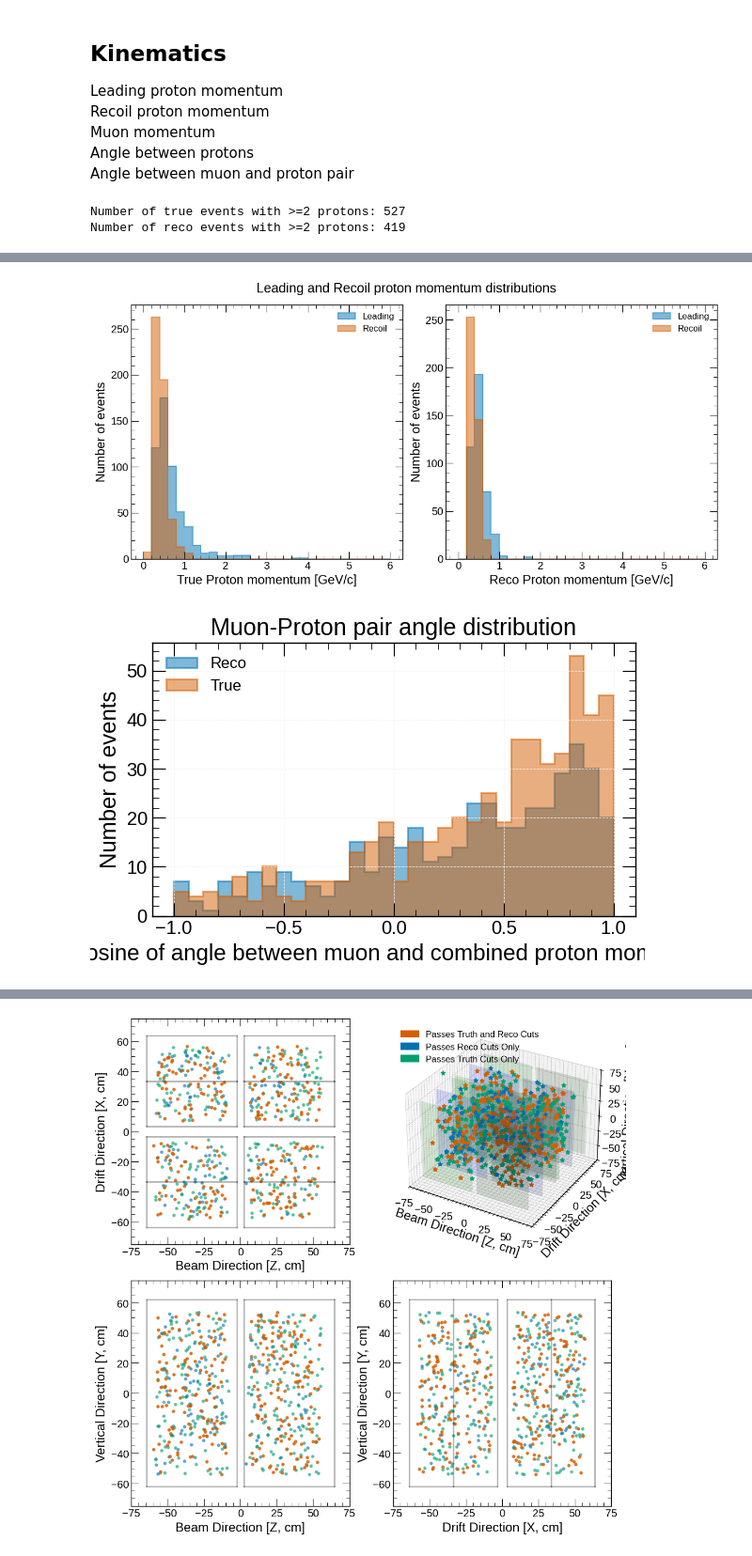
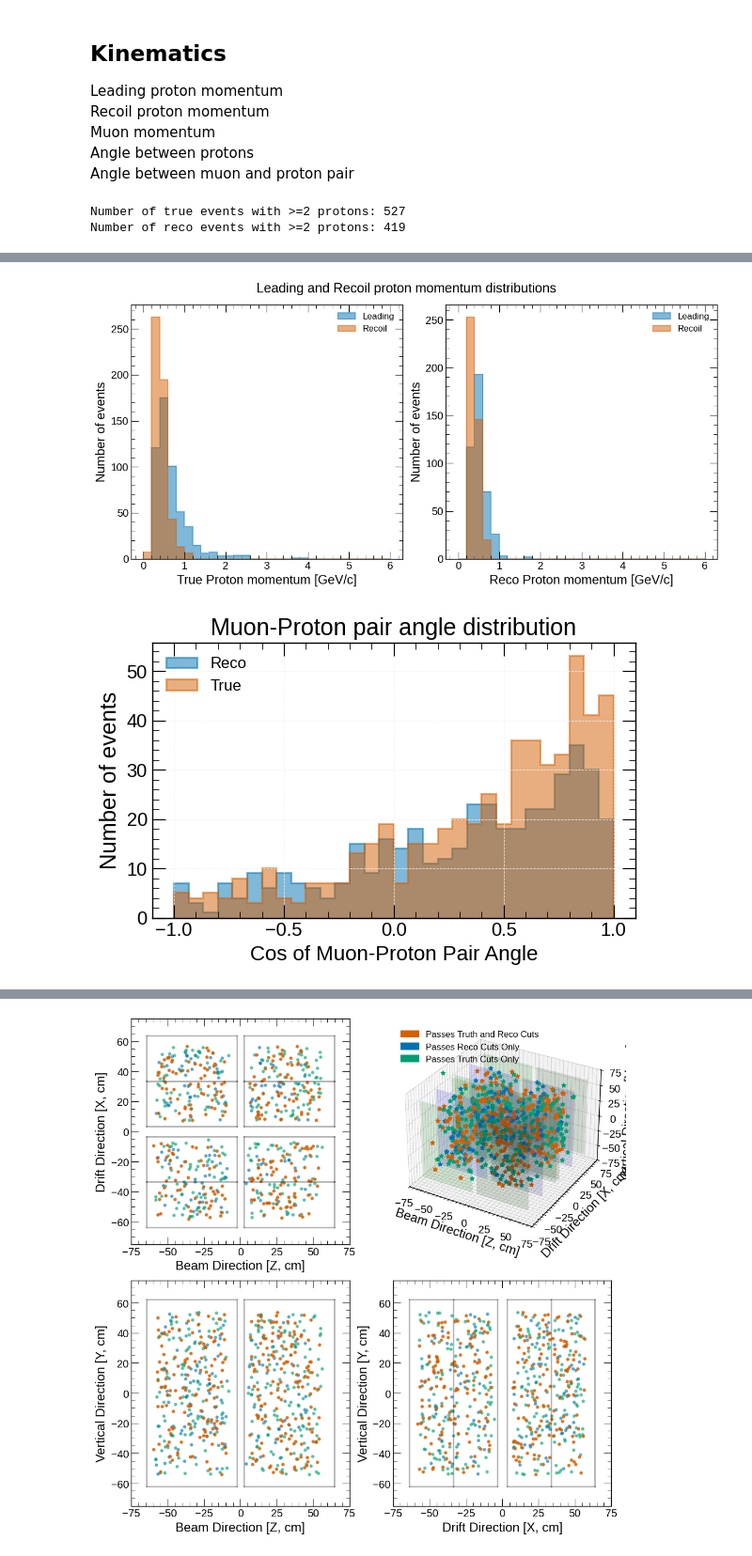
Before and after one commit to ZaeMoore/2x2_CAF, a Jupyter notebook: minirun/caf_analysis.ipynb, the cells around one changed output, grey strips where cells are left out. Shown at 94% size. Cells and saved outputs as stored; diff of their text form; code cells hidden in the pictures.

```diff
--- a/minirun/caf_analysis.ipynb
+++ b/minirun/caf_analysis.ipynb
@@ -66,16 +66,16 @@ def reco_cuts(pdg, p, x_end, y_end, z_end, minerva_track_end_z):
     """
     Reco level cuts
     - Counts 2+ protons, 1 muon, and 0 pions
-    - Cuts on proton momentum > 0.3 GeV/c
     - Requires proton to be contained in the TPC
     - Requires muon to punch out the back of minerva
     """
     nprotons = 0
     nmuons = 0
     npions = 0
+    nother = 0
 
     for part in range(len(pdg)):
-        if pdg[part] == 2212 and p[part] > 0.2:
+        if pdg[part] == 2212:
             if is_contained(x_end[part], y_end[part], z_end[part]):
                 nprotons += 1
         if pdg[part] == 13 or pdg[part] == -13:
@@ -83,11 +83,15 @@ def reco_cuts(pdg, p, x_end, y_end, z_end, minerva_track_end_z):
                 nmuons += 1
         if pdg[part] == 111 or pdg[part] == 211 or pdg[part] == -211:
             npions += 1
+        else:
+            nother += 1
 
-    if nprotons >= 2 and nmuons == 1 and npions == 0:
+
+    if nprotons >= 2 and nmuons == 1 and npions == 0: #and nother <= 3:
         return 1
     else:
         return 0
+
 
 def mag(x):
     return np.sqrt(sum(i ** 2 for i in x))
@@ -189,6 +193,7 @@ n_events = len(branches)
 # %%
 # Per event information for data frame
 event_number = []
+mode = []
 true_pdg = []
 true_vtx_x = []
 true_vtx_y = []
@@ -329,6 +334,7 @@ for i in range(n_events):
             or reco_pdg_ev[part] == 2212 or reco_pdg_ev[part] == 13 or reco_pdg_ev[part] == -13:
 
             event_number.append(i)
+            mode.append(mode_ev)
             true_pdg.append(true_pdg_ev[part])
             reco_pdg.append(reco_pdg_ev[part])
             true_pmag.append(true_p_mag_ev[part])
@@ -401,6 +407,7 @@ for i in range(n_events):
 # Make the data frame with the information saved above
 df = pd.DataFrame({
     "event_number": event_number,
+    "mode": mode,
     "true_pdg": true_pdg,
     "true_vtx_x": true_vtx_x,
     "true_vtx_y": true_vtx_y,
@@ -1105,7 +1119,7 @@ plt.figure(figsize=(6, 4))
 plt.stairs(hist_muon_proton_reco, bin_edges_muon_proton_reco, fill=True, color='#0072B2', alpha=0.5, edgecolor='#0072B2', linewidth=1.5, linestyle='-', label='Reco')
 #plt.errorbar(bin_centers_muon_proton, hist_muon_proton_true, xerr=bin_width_muon_proton/2, yerr=np.sqrt(hist_muon_proton_true), fmt='.', label='Muon-Proton pair angle True', elinewidth=1, capsize=3)
 plt.stairs(hist_muon_proton_true, bin_edges_muon_proton_true, fill=True, color='#D55E00', alpha=0.5, edgecolor='#D55E00', linewidth=1.5, linestyle='-', label='True')
-plt.xlabel("Cosine of angle between muon and combined proton momentum")
+plt.xlabel("Cos of Muon-Proton Pair Angle", fontsize=16)
 plt.ylabel("Number of events")
 plt.title("Muon-Proton pair angle distribution", fontsize=18)
 plt.legend()
@@ -1113,32 +1127,32 @@ plt.grid(color='0.95')
 plt.tight_layout()
 plt.show()
 
 
 nbins_proton_angle = 40
 hist_proton_angle_true, bin_edges_proton_angle_true = np.histogram(proton_angle_true, bins=nbins_proton_angle, range=(-1, 1))
 bin_centers_proton_angle_true = (bin_edges_proton_angle_true[:-1] + bin_edges_proton_angle_true[1:])/2
 bin_width_proton_angle_true = (bin_edges_proton_angle_true[-1] - bin_edges_proton_angle_true[0]) / nbins_proton_angle
 
 hist_proton_angle_reco, bin_edges_proton_angle_reco = np.histogram(proton_angle_reco, bins=nbins_proton_angle, range=(-1, 1))
 bin_centers_proton_angle_reco = (bin_edges_proton_angle_reco[:-1] + bin_edges_proton_angle_reco[1:])/2
 bin_width_proton_angle_reco = (bin_edges_proton_angle_reco[-1] - bin_edges_proton_angle_reco[0]) / nbins_proton_angle
 
 # Angle between protons
 plt.figure(figsize=(8, 6))
 #plt.errorbar(bin_centers_proton_angle_reco, hist_proton_angle_reco, xerr=bin_width_proton_angle_reco/2, yerr=np.sqrt(hist_proton_angle_reco), fmt='.', label='Angle between protons Reco', elinewidth=1, capsize=3)
 plt.stairs(hist_proton_angle_reco, bin_edges_proton_angle_reco, fill=True, color='#0072B2', alpha=0.5, edgecolor='#0072B2', linewidth=1.5, linestyle='-', label='Reco')
 #plt.errorbar(bin_centers_proton_angle_true, hist_proton_angle_true, xerr=bin_width_proton_angle_true/2, yerr=np.sqrt(hist_proton_angle_true), fmt='.', label='Angle between protons True', elinewidth=1, capsize=3)
 plt.stairs(hist_proton_angle_true, bin_edges_proton_angle_true, fill=True, color='#D55E00', alpha=0.5, edgecolor='#D55E00', linewidth=1.5, linestyle='-', label='True')
-plt.xlabel("Cosine of angle between protons")
+plt.xlabel("Cos of Proton-Proton Angle")
 plt.ylabel("Number of events")
 plt.title("Proton angle distribution", fontsize=18)
 plt.legend()
 plt.grid(color='0.95')
 plt.tight_layout()
 plt.show()
 # %% [output]
 Number of true events with >=2 protons: 527
 Number of reco events with >=2 protons: 419
 [figure]
 [figure]
-[figure, old version]
+[figure, new version]
```
Also changed, not shown: parts of 8 cells of this notebook, 5 other files.
